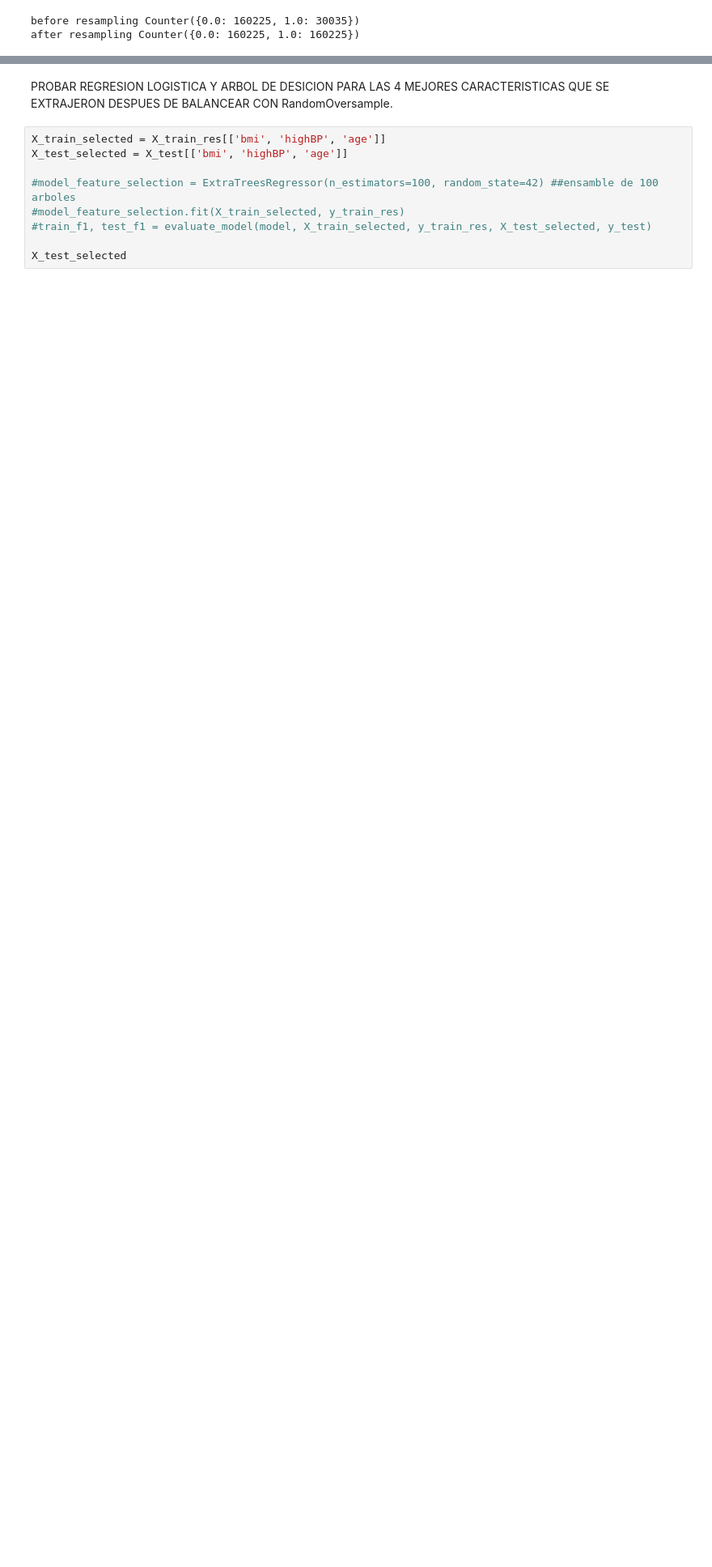
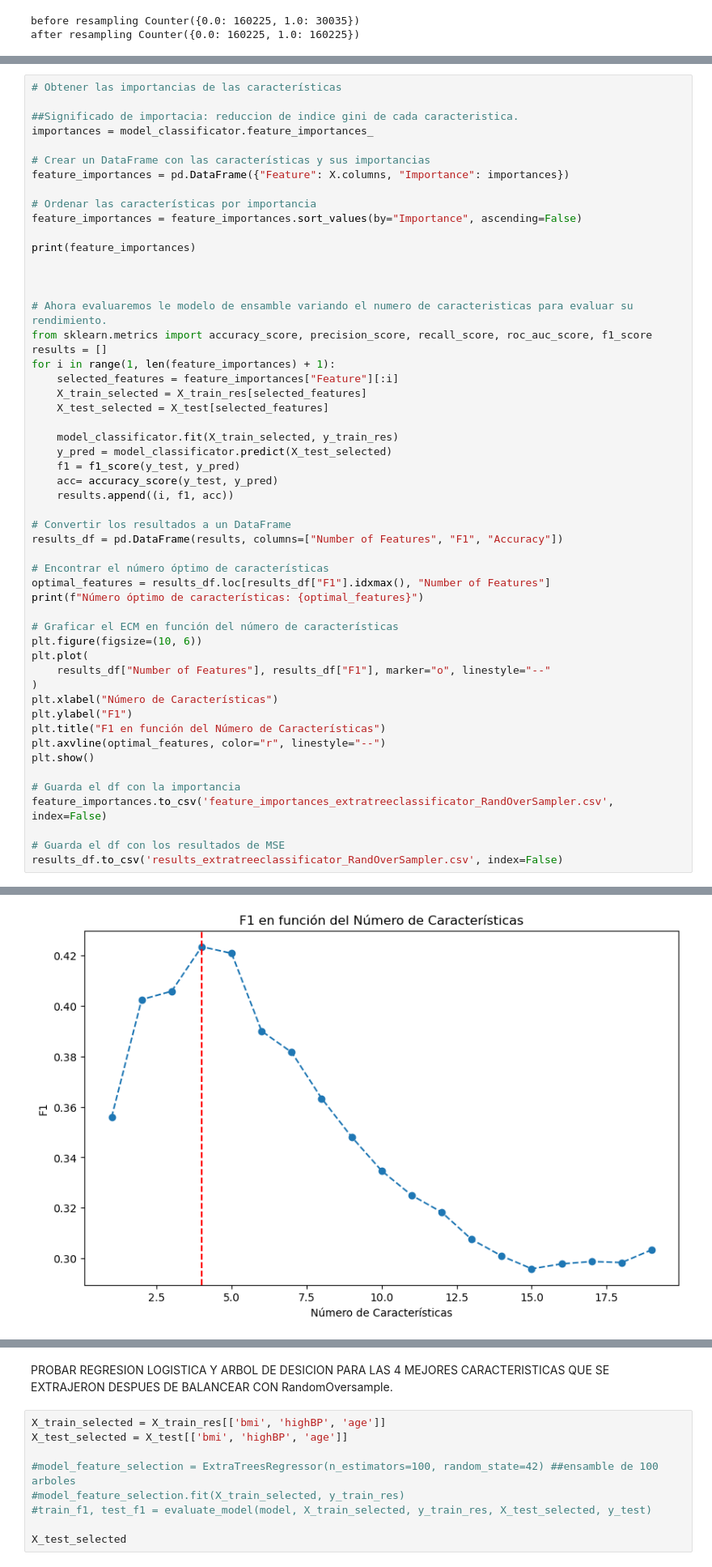
Before and after one commit to juanlt9905/machineLearning2025, a Jupyter notebook: balanceoRandOv_y_seleccionExRegTree.ipynb, the cells around one changed output, grey strips where cells are left out. Shown at 81% size. Saved outputs shown, nothing was run; the diff lists cells and outputs as text; blank space fills up the shorter version.

```diff
--- a/balanceoRandOv_y_seleccionExRegTree.ipynb
+++ b/balanceoRandOv_y_seleccionExRegTree.ipynb
@@ -159,0 +174,54 @@ after resampling Counter({0.0: 160225, 1.0: 160225})
+# %%
+# Obtener las importancias de las características
+
+##Significado de importacia: reduccion de indice gini de cada caracteristica.
+importances = model_classificator.feature_importances_
+
+# Crear un DataFrame con las características y sus importancias
+feature_importances = pd.DataFrame({"Feature": X.columns, "Importance": importances})
+
+# Ordenar las características por importancia
+feature_importances = feature_importances.sort_values(by="Importance", ascending=False)
+
+print(feature_importances)
+
+
+
+# Ahora evaluaremos le modelo de ensamble variando el numero de caracteristicas para evaluar su rendimiento.
+from sklearn.metrics import accuracy_score, precision_score, recall_score, roc_auc_score, f1_score
+results = []
+for i in range(1, len(feature_importances) + 1):
+    selected_features = feature_importances["Feature"][:i]
+    X_train_selected = X_train_res[selected_features]
+    X_test_selected = X_test[selected_features]
+
+    model_classificator.fit(X_train_selected, y_train_res)
+    y_pred = model_classificator.predict(X_test_selected)
+    f1 = f1_score(y_test, y_pred)
+    acc= accuracy_score(y_test, y_pred)
+    results.append((i, f1, acc))
+
+# Convertir los resultados a un DataFrame
+results_df = pd.DataFrame(results, columns=["Number of Features", "F1", "Accuracy"])
+
+# Encontrar el número óptimo de características
+optimal_features = results_df.loc[results_df["F1"].idxmax(), "Number of Features"]
+print(f"Número óptimo de características: {optimal_features}")
+
+# Graficar el ECM en función del número de características
+plt.figure(figsize=(10, 6))
+plt.plot(
+    results_df["Number of Features"], results_df["F1"], marker="o", linestyle="--"
+)
+plt.xlabel("Número de Características")
+plt.ylabel("F1")
+plt.title("F1 en función del Número de Características")
+plt.axvline(optimal_features, color="r", linestyle="--")
+plt.show()
+
+# Guarda el df con la importancia
+feature_importances.to_csv('feature_importances_extratreeclassificator_RandOverSampler.csv', index=False)
+
+# Guarda el df con los resultados de MSE
+results_df.to_csv('results_extratreeclassificator_RandOverSampler.csv', index=False)
+# %% [output]
@@ -160 +245,2 @@ after resampling Counter({0.0: 160225, 1.0: 160225})
+[figure, added]
 # %%
```
Also changed, not shown: parts of 5 cells of this notebook, 11 other files.
